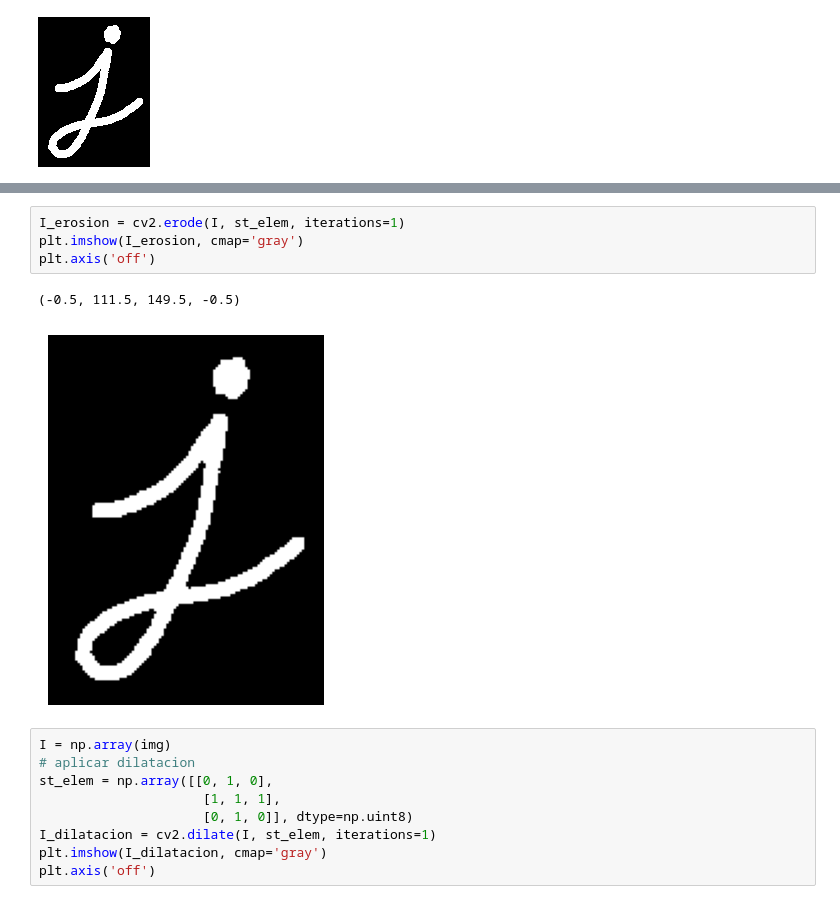
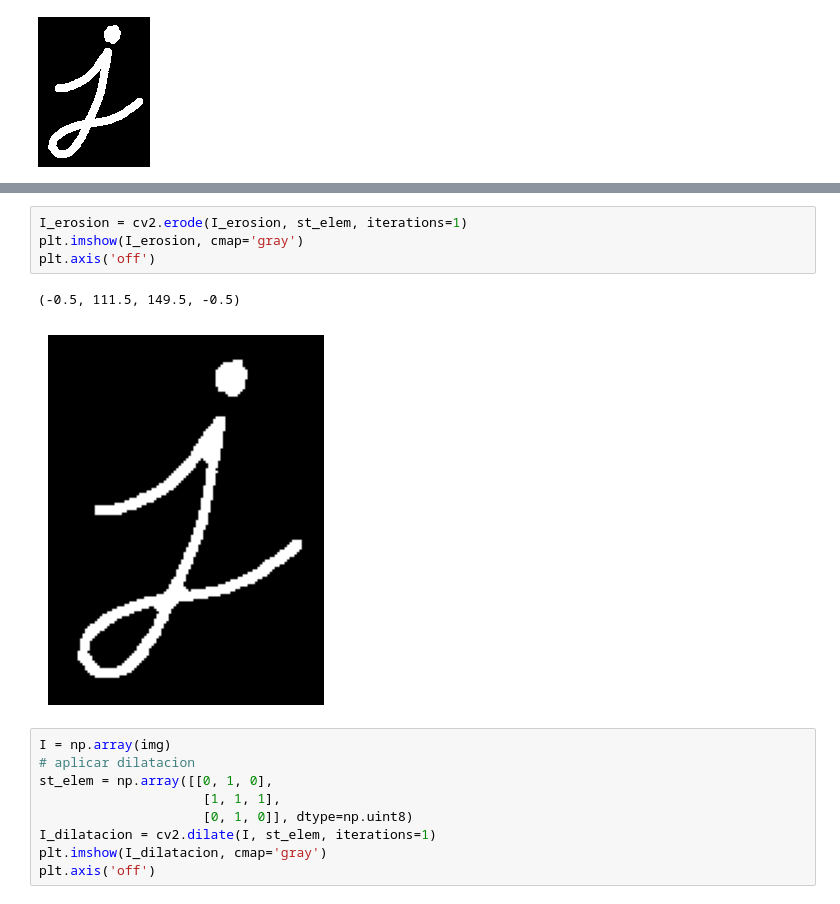
Before and after one commit to vc-2026-i/vc_convolucion_clase, a Jupyter notebook: convolucion.ipynb, the cells around one changed output, grey strips where cells are left out. Cells and saved outputs as stored; diff of their text form.

```diff
--- a/convolucion.ipynb
+++ b/convolucion.ipynb
@@ -255,10 +314,10 @@ plt.axis('off')
 # %%
-I_erosion = cv2.erode(I, st_elem, iterations=1)
+I_erosion = cv2.erode(I_erosion, st_elem, iterations=1)
 plt.imshow(I_erosion, cmap='gray')
 plt.axis('off')
 # %% [output]
 (-0.5, 111.5, 149.5, -0.5)
-[figure, old version]
+[figure, new version]
 # %%
 I = np.array(img)
 # aplicar dilatacion
```
Also changed, not shown: parts of 14 cells of this notebook.
